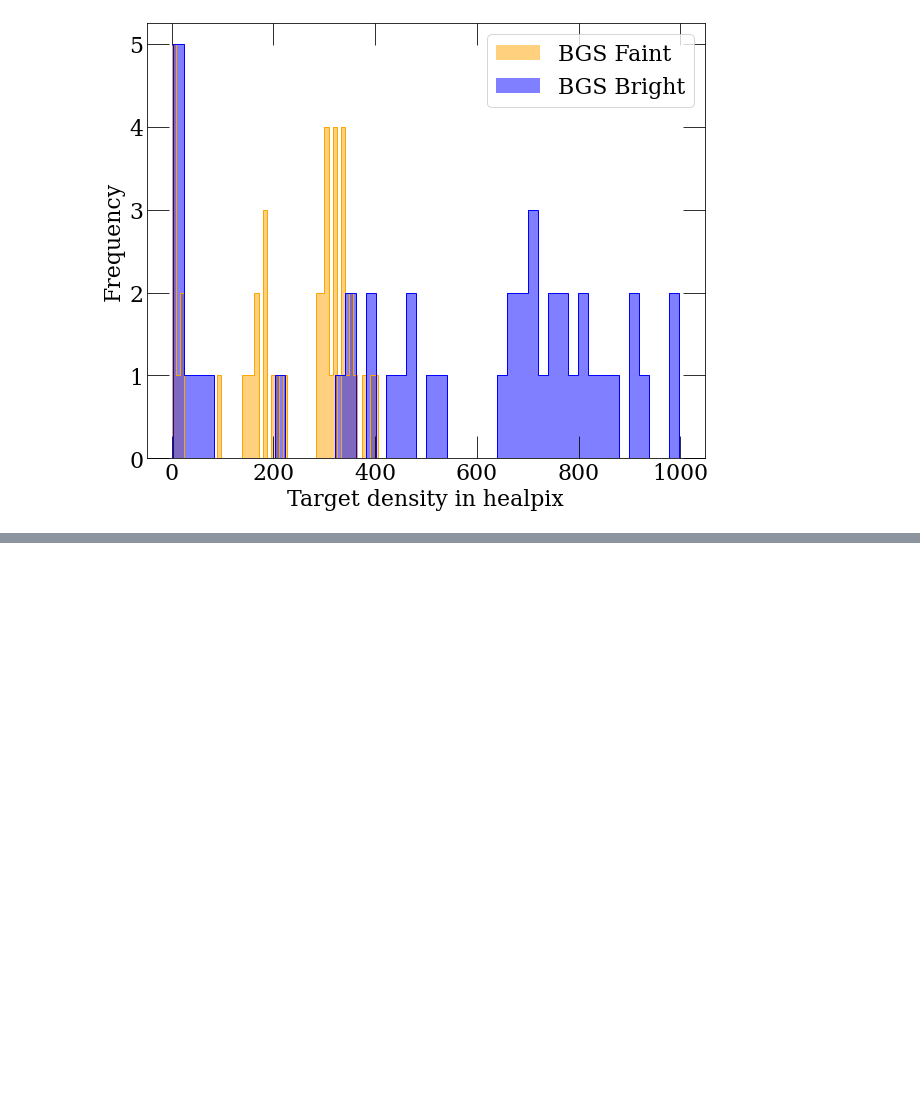
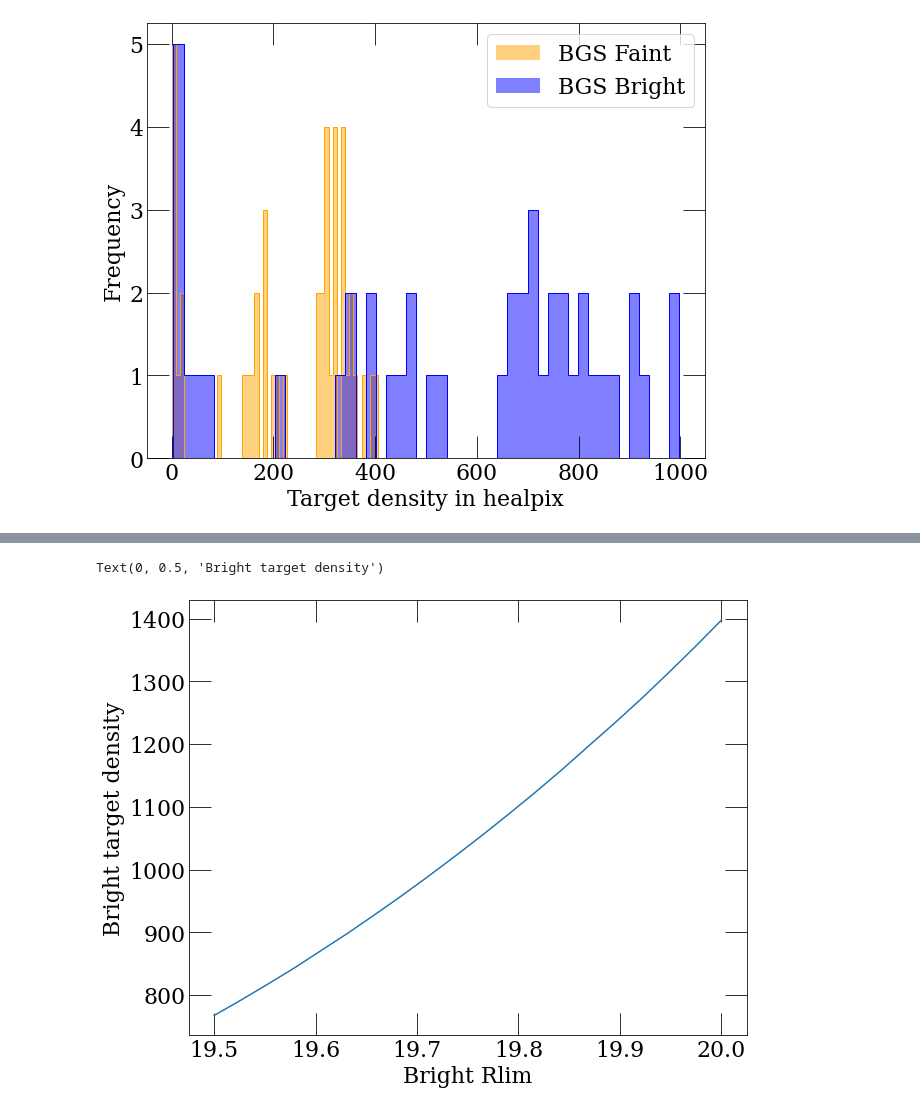
Before and after one commit to leahbigwood/S4Mock, a Jupyter notebook: mock_val.ipynb, the cells around one changed output, grey strips where cells are left out. Drawn from its saved outputs; the diff is of its cells as text; code cells hidden in the pictures; blank space fills up the shorter version.

```diff
--- a/mock_val.ipynb
+++ b/mock_val.ipynb
@@ -272,0 +226,37 @@ plt.legend()
+# %%
+bright_rlim = np.linspace(19.5,20,20)
+bright_centre = []
+faint_rlim = np.linspace(19.9,20.1,20)
+faint_centre = []
+
+for i in range(len(bright_rlim)):
+    mxxl_bright = mxxl[(mxxl['APP_MAG'] <= bright_rlim[i])]
+    bright_target_pixel_density = geometry.targ_hpmap(mxxl_bright)
+    bright_centre.append(np.percentile(bright_target_pixel_density,50)/pixel_area)
+# %%
+bright_rlim = np.linspace(19.5,20,20)
+bright_centre = []
+
+for i in range(len(bright_rlim)):
+    mxxl_bright = mxxl[(mxxl['APP_MAG'] <= bright_rlim[i])]
+    bright_target_pixel_density = geometry.targ_hpmap(mxxl_bright)
+    bright_centre.append(np.percentile(bright_target_pixel_density,50)/pixel_area)
+# %%
+plt.rc('xtick',direction='in',labelsize=22,top=True)
+plt.rc('ytick',direction='in',labelsize=22, right = True)
+plt.rc('xtick.major',size = 22)
+plt.rc('xtick.minor',size = 6)
+plt.rc('ytick.major',size = 22)
+plt.rc('ytick.minor',size = 6)
+plt.rc('axes', labelsize = 22)
+plt.rc('legend',fontsize=22)
+plt.rc('font', family='serif',size=20)
+
+plt.figure(figsize=(10,8))
+
+plt.plot(bright_rlim,bright_centre)
+plt.xlabel('Bright Rlim')
+plt.ylabel('Bright target density')
+# %% [output]
+Text(0, 0.5, 'Bright target density')
+[figure, added]
```
Also changed, not shown: parts of 33 cells of this notebook, 3 other files.
